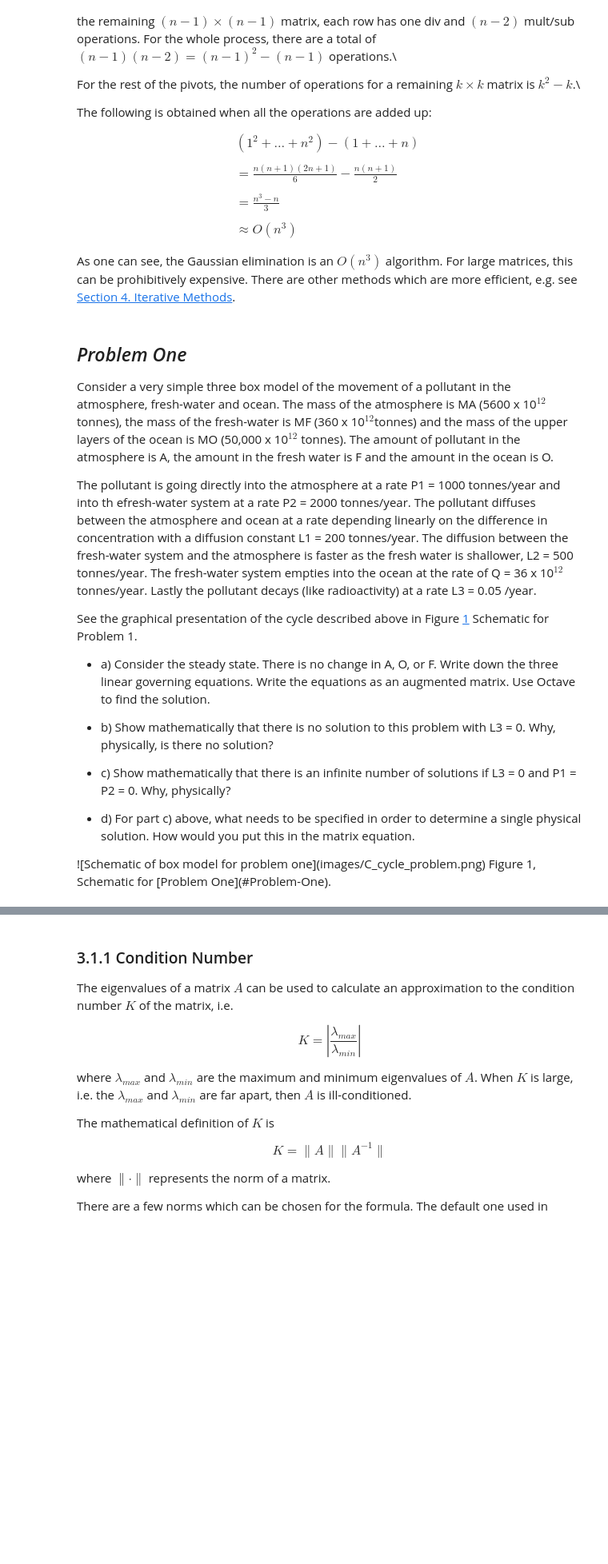
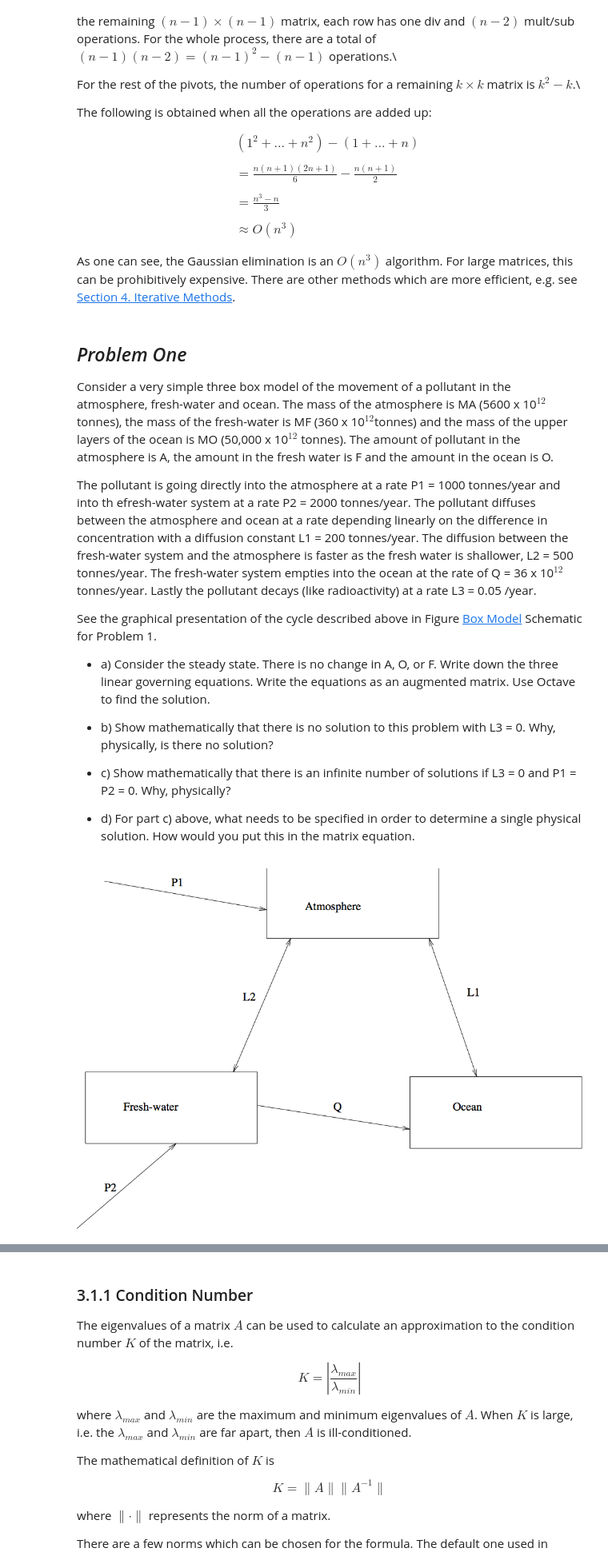
Before and after one commit to tjarnikova/numeric, a Jupyter notebook: lab3/Lab_3.ipynb, the cells around one changed output, grey strips where cells are left out. Shown at 80% size. Drawn from its saved outputs; the diff is of its cells as text; code cells hidden in the pictures; blank space fills up the shorter version.

```diff
--- a/lab3/Lab_3.ipynb
+++ b/lab3/Lab_3.ipynb
@@ -1034,7 +1065,7 @@ ocean at the rate of Q = 36 x 10$^{12}$ tonnes/year. Lastly the
 pollutant decays (like radioactivity) at a rate L3 = 0.05 /year.
 
 See the graphical presentation of the cycle described above in
-Figure [1](#Figure-One) Schematic for Problem 1.
+Figure [Box Model](#Figure-Box-Model) Schematic for Problem 1.
 
 -   a\) Consider the steady state. There is no change in A, O, or F. Write
     down the three linear governing equations. Write the equations as an
@@ -1048,8 +1079,7 @@ Figure [1](#Figure-One) Schematic for Problem 1.
 
 -   d\) For part c) above, what needs to be specified in order to determine a
     single physical solution. How would you put this in the matrix equation.
-
-<div id="Figure-One">
-![Schematic of box model for problem one](images/C_cycle_problem.png)
-Figure 1, Schematic for [Problem One](#Problem-One).
-</div>
+# %%
+Image(filename='images/C_cycle_problem.png', width='60%')
+# %% [output]
+[figure, added]
```
Also changed, not shown: parts of 15 cells of this notebook.
